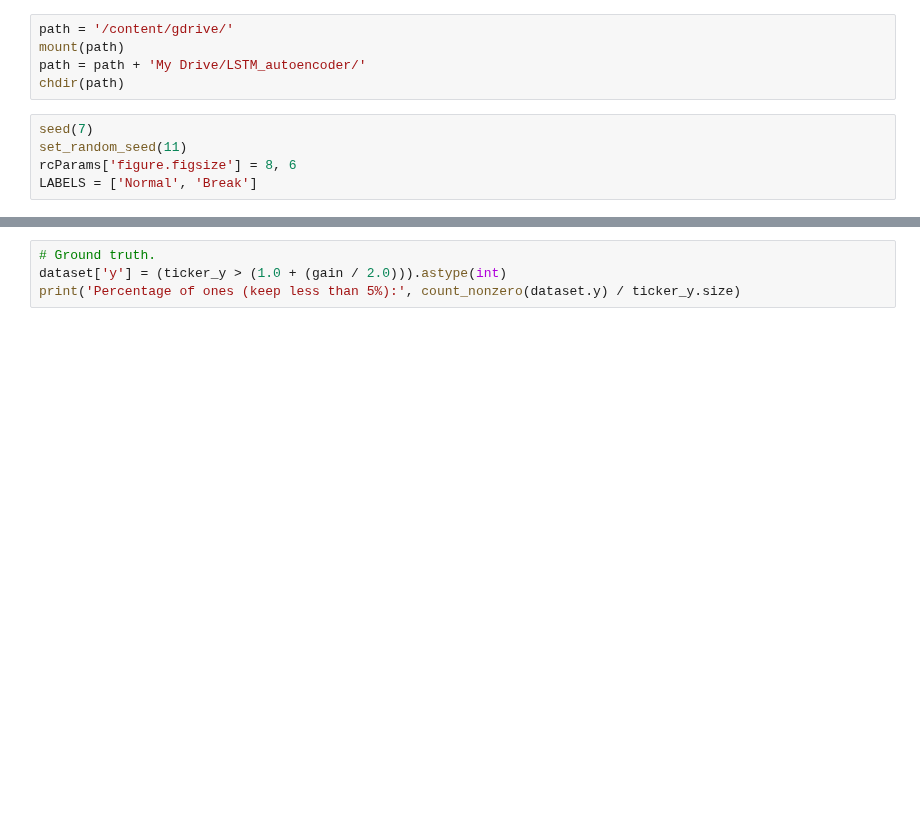
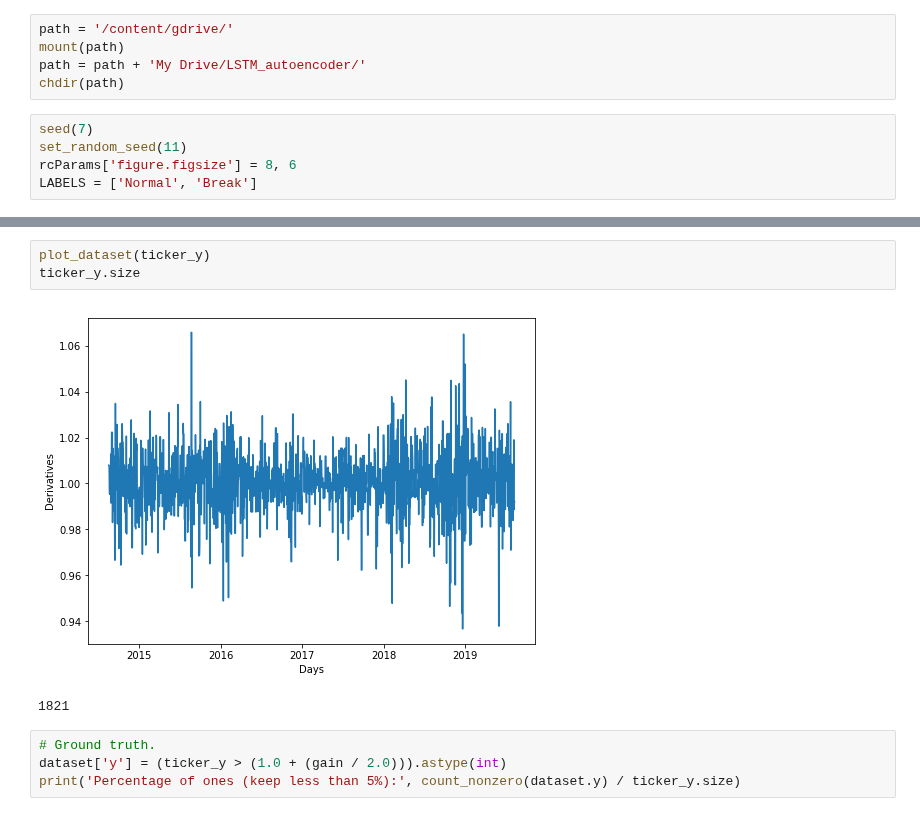
Before and after one commit to abstractguy/lstm_autoencoder_classifier, a Jupyter notebook: LSTM_autoencoder.ipynb, the cells around one changed output, grey strips where cells are left out. Cells and saved outputs as stored; diff of their text form; blank space fills up the shorter version.

```diff
--- a/LSTM_autoencoder.ipynb
+++ b/LSTM_autoencoder.ipynb
@@ -280,3 +326,9 @@ To register the converters:
+# %%
+plot_dataset(ticker_y)
+ticker_y.size
+# %% [output]
+[figure, added]
+1821
 # %%
 # Ground truth.
 dataset['y'] = (ticker_y > (1.0 + (gain / 2.0))).astype(int)
```
Also changed, not shown: parts of 19 cells of this notebook.
